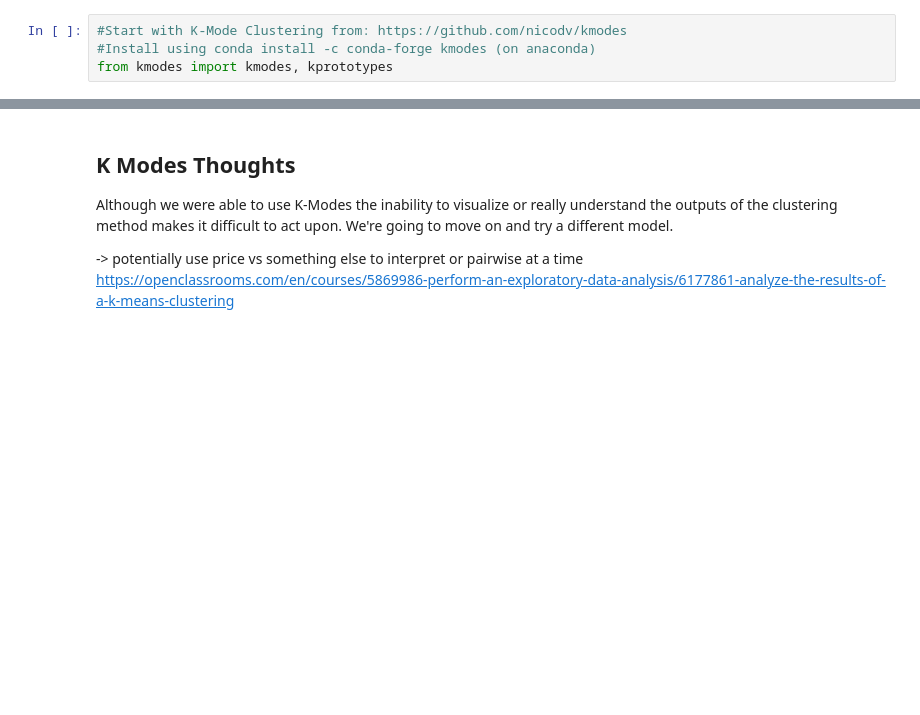
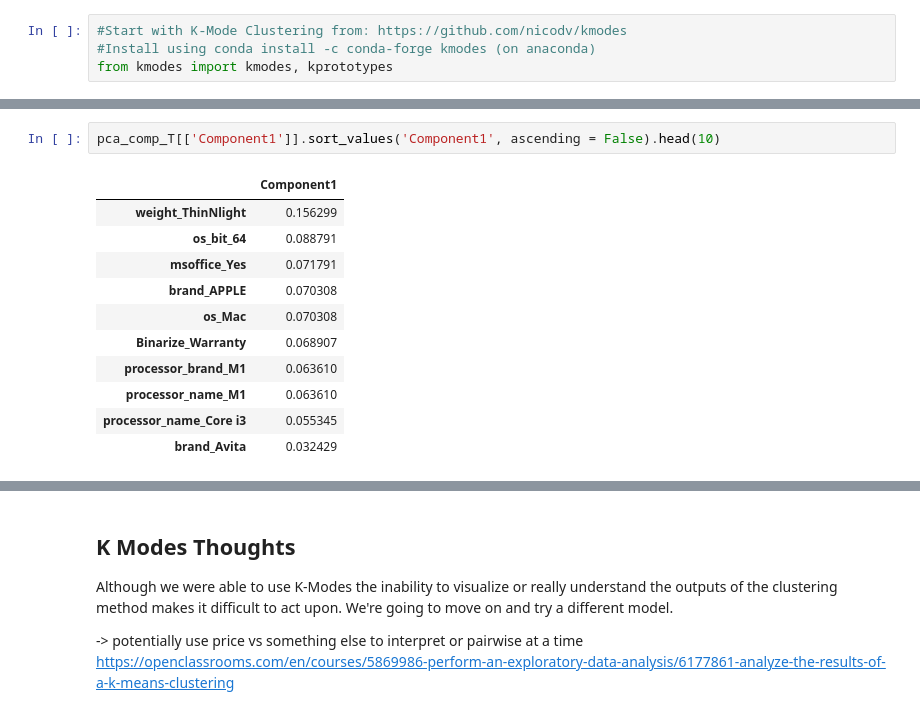
Before and after one commit to lutimoth/LaptopPriceModeling, a Jupyter notebook: notebooks/Laptop Pricing Modeling.ipynb, the cells around one changed output, grey strips where cells are left out. Cells and saved outputs as stored; diff of their text form; blank space fills up the shorter version.

```diff
--- a/notebooks/Laptop Pricing Modeling.ipynb
+++ b/notebooks/Laptop Pricing Modeling.ipynb
@@ -120,0 +142,14 @@ array([ 4,  4,  4,  4,  4,  7,  8,  4,  8,  4,  7,  7,  7,  8,  8,  8,  8,
+# %%
+pca_comp_T[['Component1']].sort_values('Component1', ascending = False).head(10)
+# %% [output]
+|  | Component1 |
+| weight_ThinNlight | 0.156299 |
+| os_bit_64 | 0.088791 |
+| msoffice_Yes | 0.071791 |
+| brand_APPLE | 0.070308 |
+| os_Mac | 0.070308 |
+| Binarize_Warranty | 0.068907 |
+| processor_brand_M1 | 0.063610 |
+| processor_name_M1 | 0.063610 |
+| processor_name_Core i3 | 0.055345 |
+| brand_Avita | 0.032429 |
```
Also changed, not shown: parts of 15 cells of this notebook.
